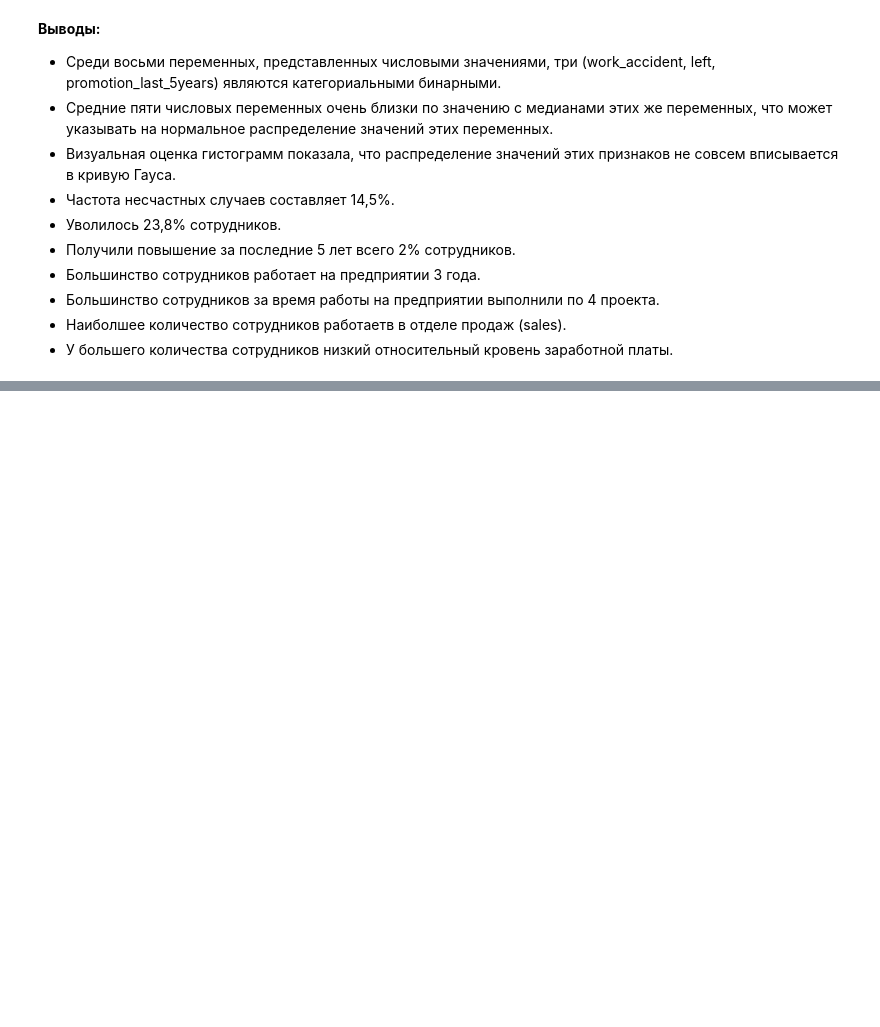
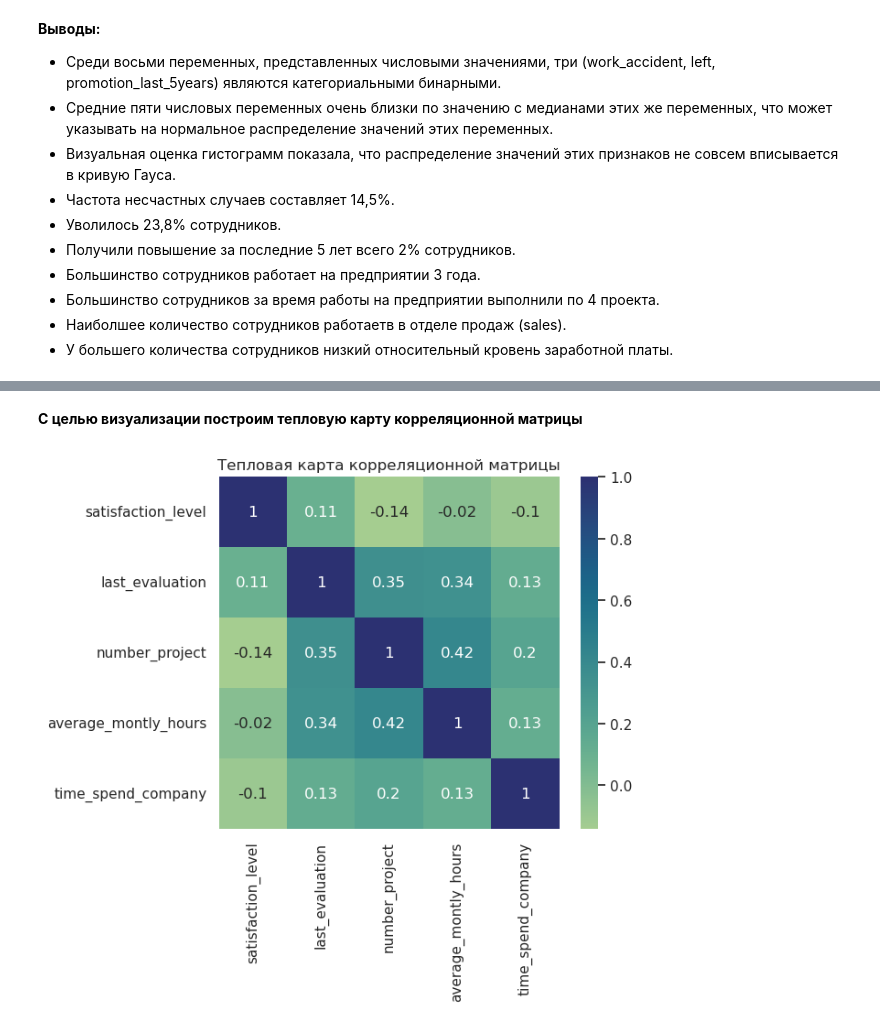
Before and after one commit to BalshowAndrew/python_statistic, a Jupyter notebook: final_work.ipynb, the cells around one changed output, grey strips where cells are left out. Cells and saved outputs as stored; diff of their text form; code cells hidden in the pictures; blank space fills up the shorter version.

```diff
--- a/final_work.ipynb
+++ b/final_work.ipynb
@@ -189,0 +191,7 @@ print(f'Мода для переменной salary = {salary_mode}')
+# %%
+# Выберем из датафрейма только количественные переменные
+quant_df = hr_df[['satisfaction_level',
+                  'last_evaluation',
+                  'number_project',
+                  'average_montly_hours',
+                  'time_spend_company']]
@@ -189,0 +200,3 @@ print(f'Мода для переменной salary = {salary_mode}')
+# %%
+corr_df = quant_df.corr()
+corr_df
@@ -189,0 +222,8 @@ print(f'Мода для переменной salary = {salary_mode}')
+# %% [markdown]
+**С целью визуализации построим тепловую карту корреляционной матрицы**
+# %%
+sns.set(rc={'figure.figsize':(6, 5)})
+sns.heatmap(corr_df, annot = True, cmap='crest')
+plt.title('Тепловая карта корреляционной матрицы');
+# %% [output]
+[figure, added]
```
Also changed, not shown: parts of 14 cells of this notebook.
